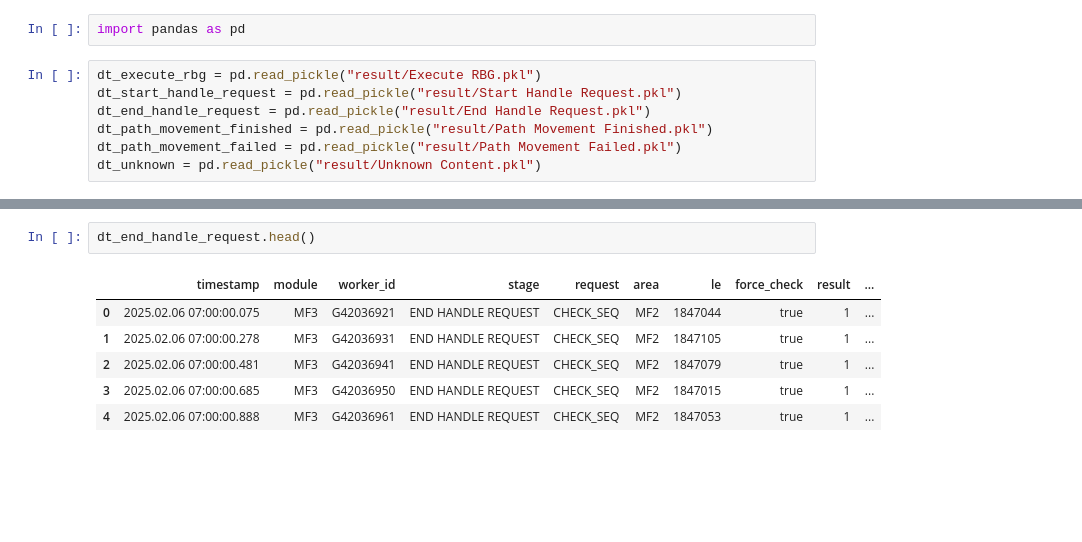
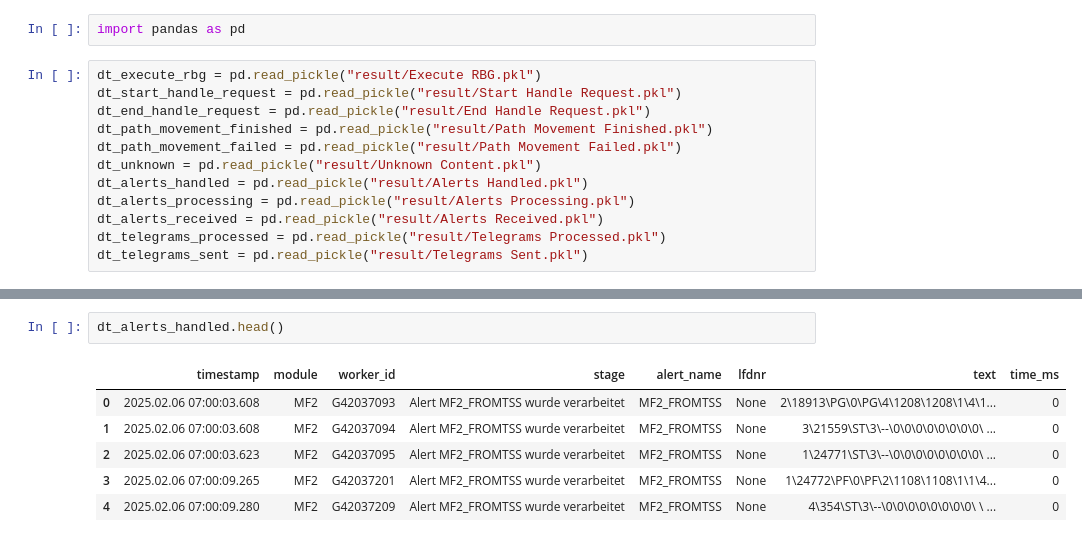
Before and after one commit to hseptiani/iis-seminar, a Jupyter notebook: analysis.ipynb, the cells around one changed output, grey strips where cells are left out. Drawn from its saved outputs; the diff is of its cells as text; blank space fills up the shorter version.

Commit message:
Include Alert and Telegrams functions

```diff
--- a/analysis.ipynb
+++ b/analysis.ipynb
@@ -7,3 +7,8 @@ dt_end_handle_request = pd.read_pickle("result/End Handle Request.pkl")
 dt_path_movement_finished = pd.read_pickle("result/Path Movement Finished.pkl")
 dt_path_movement_failed = pd.read_pickle("result/Path Movement Failed.pkl")
 dt_unknown = pd.read_pickle("result/Unknown Content.pkl")
+dt_alerts_handled = pd.read_pickle("result/Alerts Handled.pkl")
+dt_alerts_processing = pd.read_pickle("result/Alerts Processing.pkl")
+dt_alerts_received = pd.read_pickle("result/Alerts Received.pkl")
+dt_telegrams_processed = pd.read_pickle("result/Telegrams Processed.pkl")
+dt_telegrams_sent = pd.read_pickle("result/Telegrams Sent.pkl")
@@ -10,9 +63,9 @@ dt_unknown = pd.read_pickle("result/Unknown Content.pkl")
 # %%
-dt_end_handle_request.head()
+dt_alerts_handled.head()
 # %% [output]
-|  | timestamp | module | worker_id | stage | request | area | le | force_check | result | ... |
-| 0 | 2025.02.06 07:00:00.075 | MF3 | G42036921 | END HANDLE REQUEST | CHECK_SEQ | MF2 | 1847044 | true | 1 | ... |
-| 1 | 2025.02.06 07:00:00.278 | MF3 | G42036931 | END HANDLE REQUEST | CHECK_SEQ | MF2 | 1847105 | true | 1 | ... |
-| 2 | 2025.02.06 07:00:00.481 | MF3 | G42036941 | END HANDLE REQUEST | CHECK_SEQ | MF2 | 1847079 | true | 1 | ... |
-| 3 | 2025.02.06 07:00:00.685 | MF3 | G42036950 | END HANDLE REQUEST | CHECK_SEQ | MF2 | 1847015 | true | 1 | ... |
-| 4 | 2025.02.06 07:00:00.888 | MF3 | G42036961 | END HANDLE REQUEST | CHECK_SEQ | MF2 | 1847053 | true | 1 | ... |
+|  | timestamp | module | worker_id | stage | alert_name | lfdnr | text | time_ms |
+| 0 | 2025.02.06 07:00:03.608 | MF2 | G42037093 | Alert MF2_FROMTSS wurde verarbeitet | MF2_FROMTSS | None | 2\18913\PG\0\PG\4\1208\1208\1\4\1... | 0 |
+| 1 | 2025.02.06 07:00:03.608 | MF2 | G42037094 | Alert MF2_FROMTSS wurde verarbeitet | MF2_FROMTSS | None | 3\21559\ST\3\--\0\0\0\0\0\0\0\0\ ... | 0 |
+| 2 | 2025.02.06 07:00:03.623 | MF2 | G42037095 | Alert MF2_FROMTSS wurde verarbeitet | MF2_FROMTSS | None | 1\24771\ST\3\--\0\0\0\0\0\0\0\0\ ... | 0 |
+| 3 | 2025.02.06 07:00:09.265 | MF2 | G42037201 | Alert MF2_FROMTSS wurde verarbeitet | MF2_FROMTSS | None | 1\24772\PF\0\PF\2\1108\1108\1\1\4... | 0 |
+| 4 | 2025.02.06 07:00:09.280 | MF2 | G42037209 | Alert MF2_FROMTSS wurde verarbeitet | MF2_FROMTSS | None | 4\354\ST\3\--\0\0\0\0\0\0\0\0\ \ ... | 0 |
```
Also changed, not shown: parts of 9 cells of this notebook, 10 other files.
